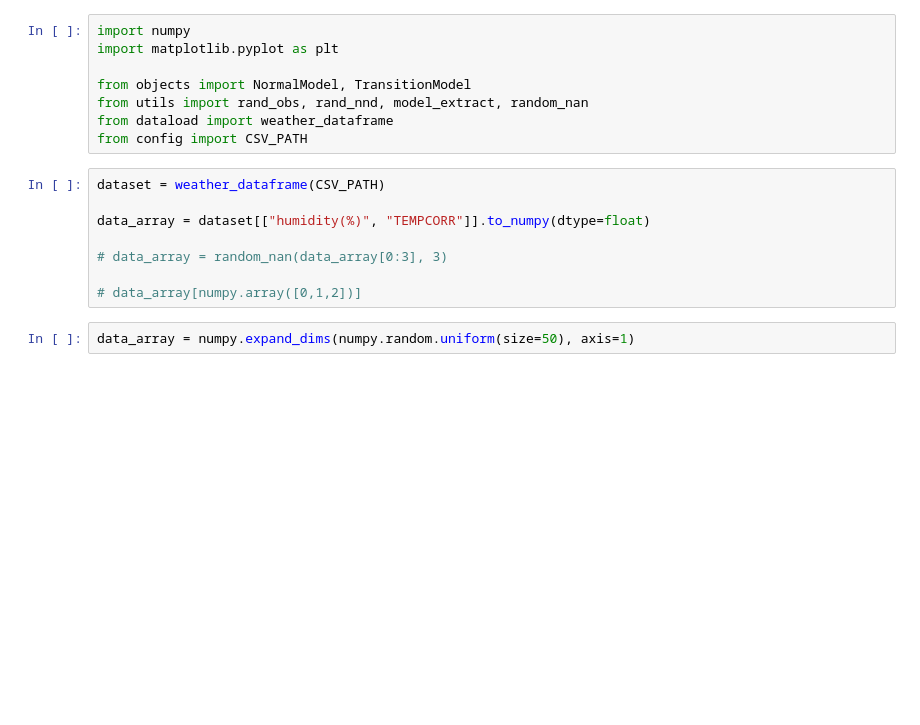
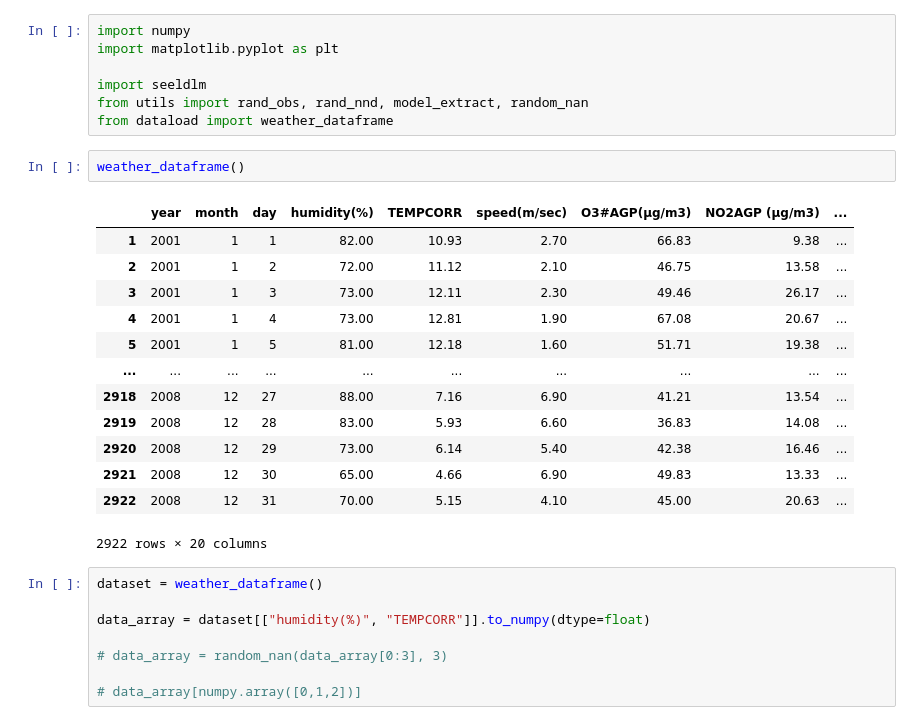
Before and after one commit to Lepecin/dlm_dissertation, a Jupyter notebook: test.ipynb, the cells around one changed output. Cells and saved outputs as stored; diff of their text form; blank space fills up the shorter version.

```diff
--- a/test.ipynb
+++ b/test.ipynb
@@ -2,17 +2,30 @@
 import numpy
 import matplotlib.pyplot as plt
 
-from objects import NormalModel, TransitionModel
+import seeldlm
 from utils import rand_obs, rand_nnd, model_extract, random_nan
 from dataload import weather_dataframe
-from config import CSV_PATH
+# %%
+weather_dataframe()
+# %% [output]
+|  | year | month | day | humidity(%) | TEMPCORR | speed(m/sec) | O3#AGP(μg/m3) | NO2AGP (μg/m3) | ... |
+| 1 | 2001 | 1 | 1 | 82.00 | 10.93 | 2.70 | 66.83 | 9.38 | ... |
+| 2 | 2001 | 1 | 2 | 72.00 | 11.12 | 2.10 | 46.75 | 13.58 | ... |
+| 3 | 2001 | 1 | 3 | 73.00 | 12.11 | 2.30 | 49.46 | 26.17 | ... |
+| 4 | 2001 | 1 | 4 | 73.00 | 12.81 | 1.90 | 67.08 | 20.67 | ... |
+| 5 | 2001 | 1 | 5 | 81.00 | 12.18 | 1.60 | 51.71 | 19.38 | ... |
+| ... | ... | ... | ... | ... | ... | ... | ... | ... | ... |
+| 2918 | 2008 | 12 | 27 | 88.00 | 7.16 | 6.90 | 41.21 | 13.54 | ... |
+| 2919 | 2008 | 12 | 28 | 83.00 | 5.93 | 6.60 | 36.83 | 14.08 | ... |
+| 2920 | 2008 | 12 | 29 | 73.00 | 6.14 | 5.40 | 42.38 | 16.46 | ... |
+| 2921 | 2008 | 12 | 30 | 65.00 | 4.66 | 6.90 | 49.83 | 13.33 | ... |
+| 2922 | 2008 | 12 | 31 | 70.00 | 5.15 | 4.10 | 45.00 | 20.63 | ... |
+2922 rows × 20 columns
 # %%
-dataset = weather_dataframe(CSV_PATH)
+dataset = weather_dataframe()
 
 data_array = dataset[["humidity(%)", "TEMPCORR"]].to_numpy(dtype=float)
 
 # data_array = random_nan(data_array[0:3], 3)
 
 # data_array[numpy.array([0,1,2])]
-# %%
-data_array = numpy.expand_dims(numpy.random.uniform(size=50), axis=1)
```
Also changed, not shown: parts of 11 cells of this notebook, 2 other files.
